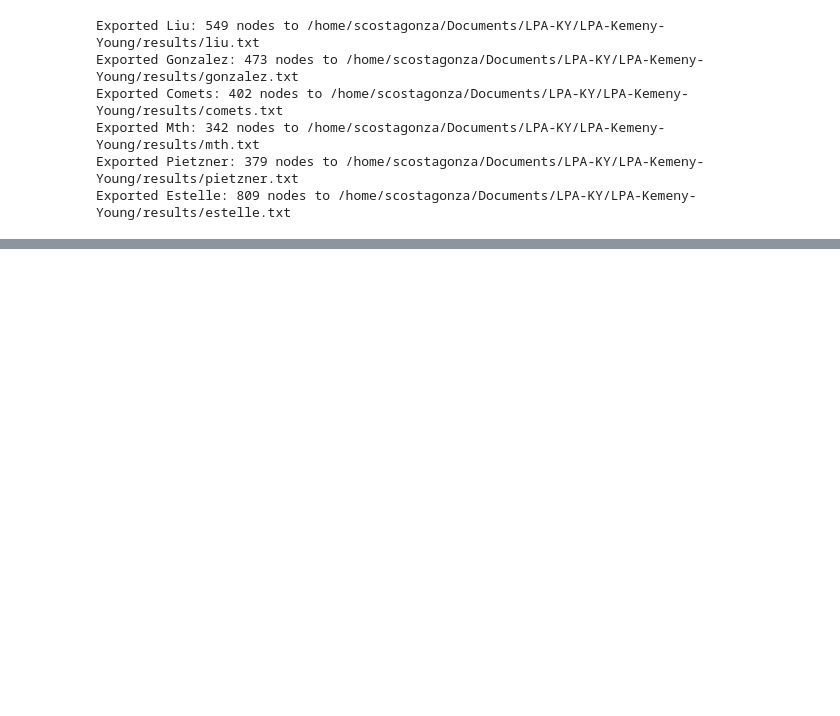
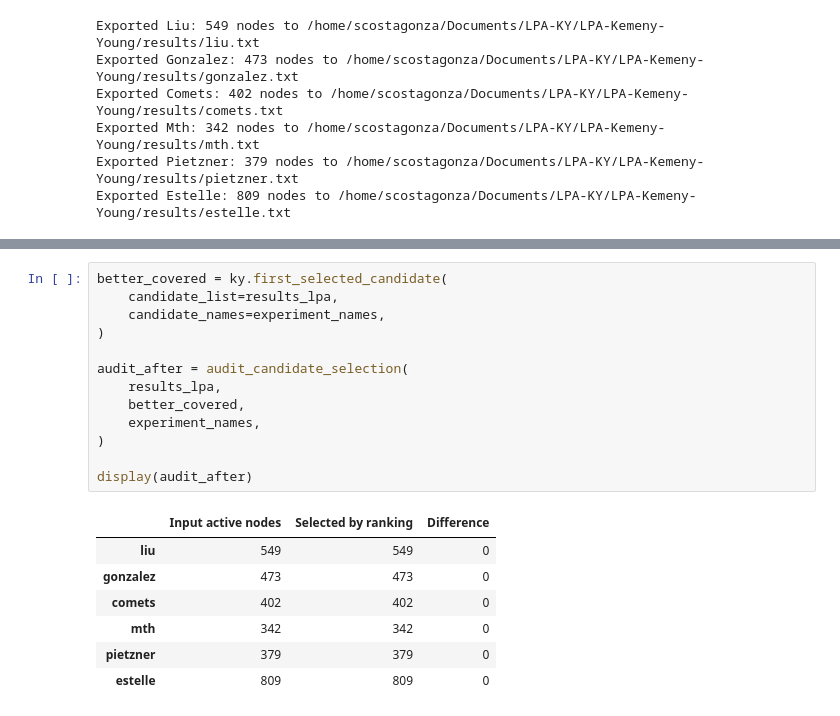
Before and after one commit to SamSaladino/LPA-Kemeny-Young, a Jupyter notebook: Execution_Estelle data.ipynb, the cells around one changed output, grey strips where cells are left out. Drawn from its saved outputs; the diff is of its cells as text; blank space fills up the shorter version.

```diff
--- a/Execution_Estelle data.ipynb
+++ b/Execution_Estelle data.ipynb
@@ -382,0 +436,21 @@ Exported Estelle: 809 nodes to /home/scostagonza/Documents/LPA-KY/LPA-Kemeny-You
+# %%
+better_covered = ky.first_selected_candidate(
+    candidate_list=results_lpa,
+    candidate_names=experiment_names,
+)
+
+audit_after = audit_candidate_selection(
+    results_lpa,
+    better_covered,
+    experiment_names,
+)
+
+display(audit_after)
+# %% [output]
+|  | Input active nodes | Selected by ranking | Difference |
+| liu | 549 | 549 | 0 |
+| gonzalez | 473 | 473 | 0 |
+| comets | 402 | 402 | 0 |
+| mth | 342 | 342 | 0 |
+| pietzner | 379 | 379 | 0 |
+| estelle | 809 | 809 | 0 |
```
Also changed, not shown: parts of 4 cells of this notebook.
